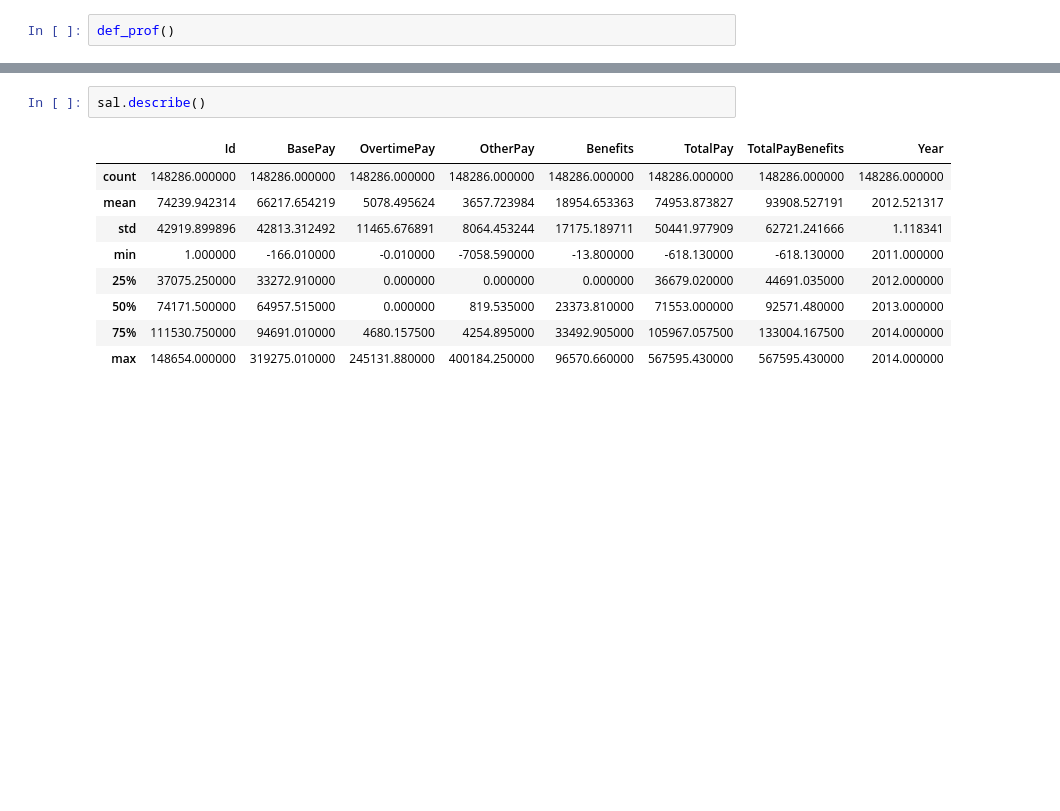
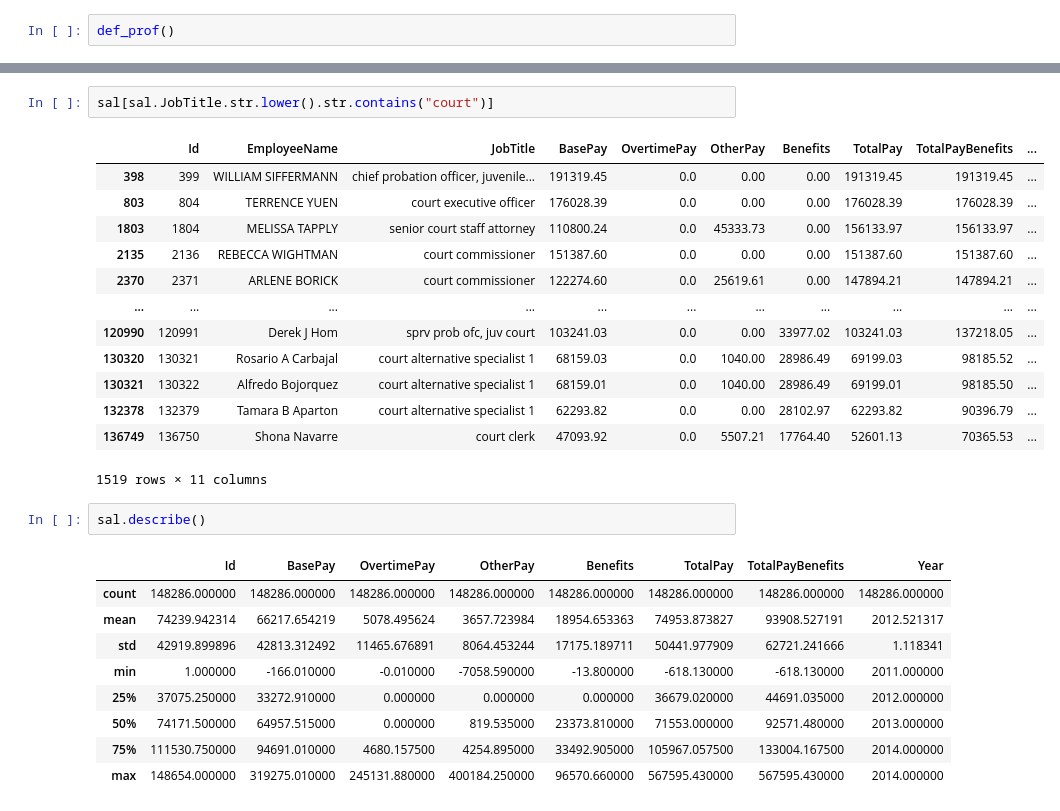
Before and after one commit to savitskaya-om/python, a Jupyter notebook: project/PROJECT.ipynb, the cells around one changed output, grey strips where cells are left out. Saved outputs shown, nothing was run; the diff lists cells and outputs as text; blank space fills up the shorter version.

```diff
--- a/project/PROJECT.ipynb
+++ b/project/PROJECT.ipynb
@@ -249,3 +324,19 @@ def_prof()
+# %%
+sal[sal.JobTitle.str.lower().str.contains("court")]
+# %% [output]
+|  | Id | EmployeeName | JobTitle | BasePay | OvertimePay | OtherPay | Benefits | TotalPay | TotalPayBenefits | ... |
+| 398 | 399 | WILLIAM SIFFERMANN | chief probation officer, juvenile... | 191319.45 | 0.0 | 0.00 | 0.00 | 191319.45 | 191319.45 | ... |
+| 803 | 804 | TERRENCE YUEN | court executive officer | 176028.39 | 0.0 | 0.00 | 0.00 | 176028.39 | 176028.39 | ... |
+| 1803 | 1804 | MELISSA TAPPLY | senior court staff attorney | 110800.24 | 0.0 | 45333.73 | 0.00 | 156133.97 | 156133.97 | ... |
+| 2135 | 2136 | REBECCA WIGHTMAN | court commissioner | 151387.60 | 0.0 | 0.00 | 0.00 | 151387.60 | 151387.60 | ... |
+| 2370 | 2371 | ARLENE BORICK | court commissioner | 122274.60 | 0.0 | 25619.61 | 0.00 | 147894.21 | 147894.21 | ... |
+| ... | ... | ... | ... | ... | ... | ... | ... | ... | ... | ... |
+| 120990 | 120991 | Derek J Hom | sprv prob ofc, juv court | 103241.03 | 0.0 | 0.00 | 33977.02 | 103241.03 | 137218.05 | ... |
+| 130320 | 130321 | Rosario A Carbajal | court alternative specialist 1 | 68159.03 | 0.0 | 1040.00 | 28986.49 | 69199.03 | 98185.52 | ... |
+| 130321 | 130322 | Alfredo Bojorquez | court alternative specialist 1 | 68159.01 | 0.0 | 1040.00 | 28986.49 | 69199.01 | 98185.50 | ... |
+| 132378 | 132379 | Tamara B Aparton | court alternative specialist 1 | 62293.82 | 0.0 | 0.00 | 28102.97 | 62293.82 | 90396.79 | ... |
+| 136749 | 136750 | Shona Navarre | court clerk | 47093.92 | 0.0 | 5507.21 | 17764.40 | 52601.13 | 70365.53 | ... |
+1519 rows × 11 columns
 # %%
 sal.describe()
 # %% [output]
```
Also changed, not shown: parts of 26 cells of this notebook.
